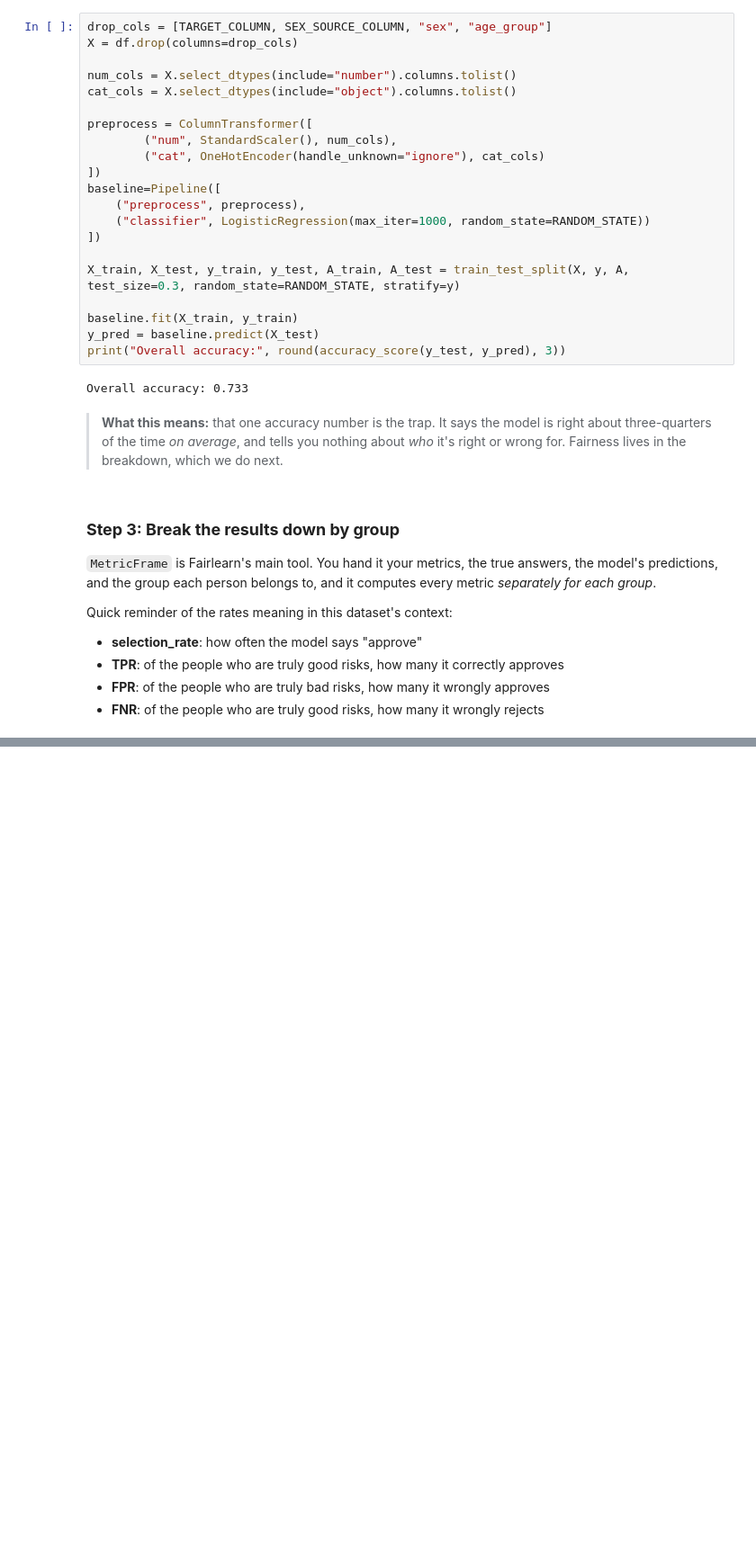
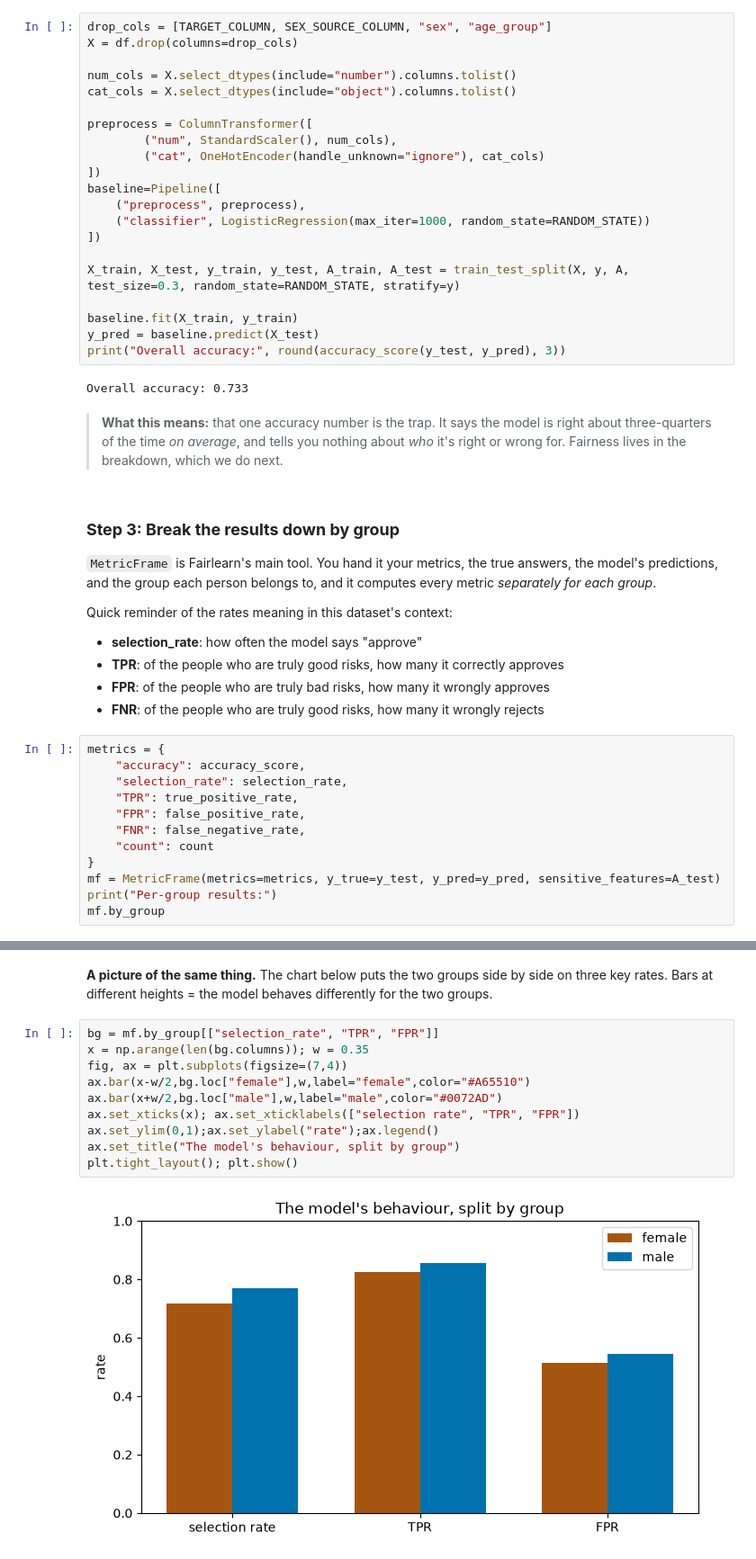
Before and after one commit to michaelhudson2205/INFO3022_Practicals, a Jupyter notebook: Mike_Practical_Wk1.ipynb, the cells around one changed output, grey strips where cells are left out. Shown at 90% size. Drawn from its saved outputs; the diff is of its cells as text; blank space fills up the shorter version.

```diff
--- a/Mike_Practical_Wk1.ipynb
+++ b/Mike_Practical_Wk1.ipynb
@@ -194,3 +195,15 @@ Quick reminder of the rates meaning in this dataset's context:
 - **TPR**: of the people who are truly good risks, how many it correctly approves
 - **FPR**: of the people who are truly bad risks, how many it wrongly approves
 - **FNR**: of the people who are truly good risks, how many it wrongly rejects
+# %%
+metrics = {
+    "accuracy": accuracy_score,
+    "selection_rate": selection_rate,
+    "TPR": true_positive_rate,
+    "FPR": false_positive_rate,
+    "FNR": false_negative_rate,
+    "count": count
+}
+mf = MetricFrame(metrics=metrics, y_true=y_test, y_pred=y_pred, sensitive_features=A_test)
+print("Per-group results:")
+mf.by_group
@@ -196,0 +234,14 @@ Quick reminder of the rates meaning in this dataset's context:
+# %% [markdown]
+**A picture of the same thing.** The chart below puts the two groups side by side on three key rates. Bars at different heights = the model behaves differently for the two groups.
+# %%
+bg = mf.by_group[["selection_rate", "TPR", "FPR"]]
+x = np.arange(len(bg.columns)); w = 0.35
+fig, ax = plt.subplots(figsize=(7,4))
+ax.bar(x-w/2,bg.loc["female"],w,label="female",color="#A65510")
+ax.bar(x+w/2,bg.loc["male"],w,label="male",color="#0072AD")
+ax.set_xticks(x); ax.set_xticklabels(["selection rate", "TPR", "FPR"])
+ax.set_ylim(0,1);ax.set_ylabel("rate");ax.legend()
+ax.set_title("The model's behaviour, split by group")
+plt.tight_layout(); plt.show()
+# %% [output]
+[figure, added]
```
Also changed, not shown: parts of 38 cells of this notebook.
